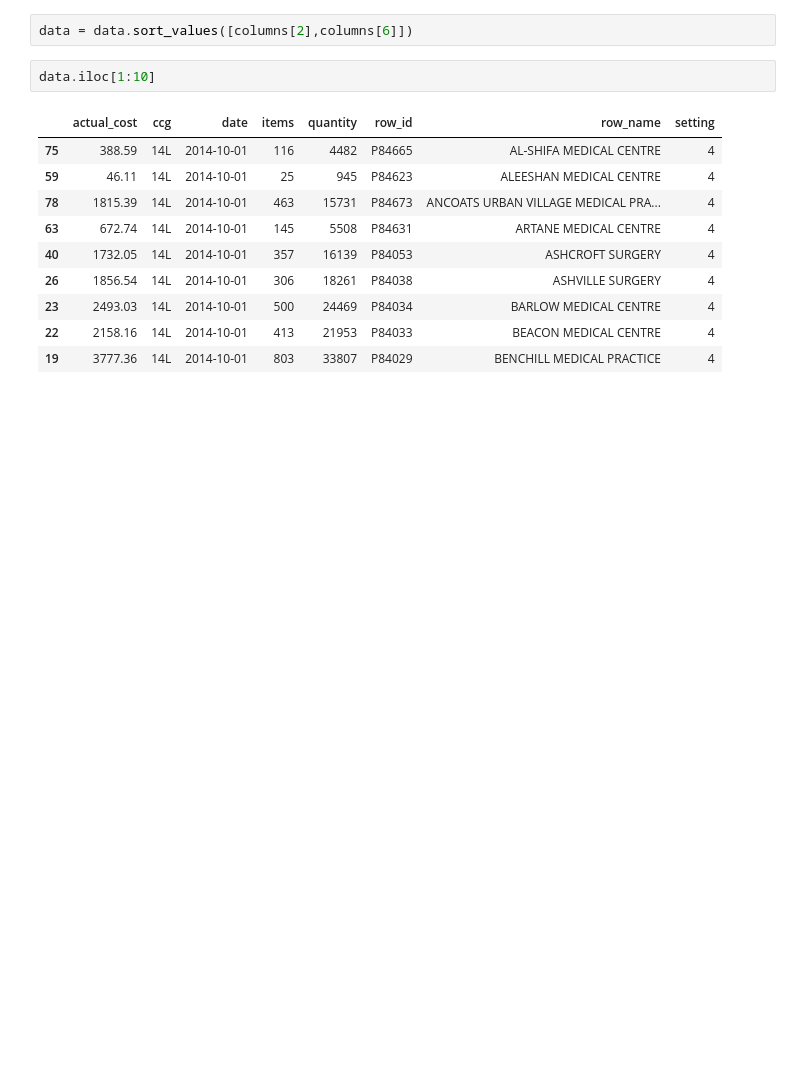
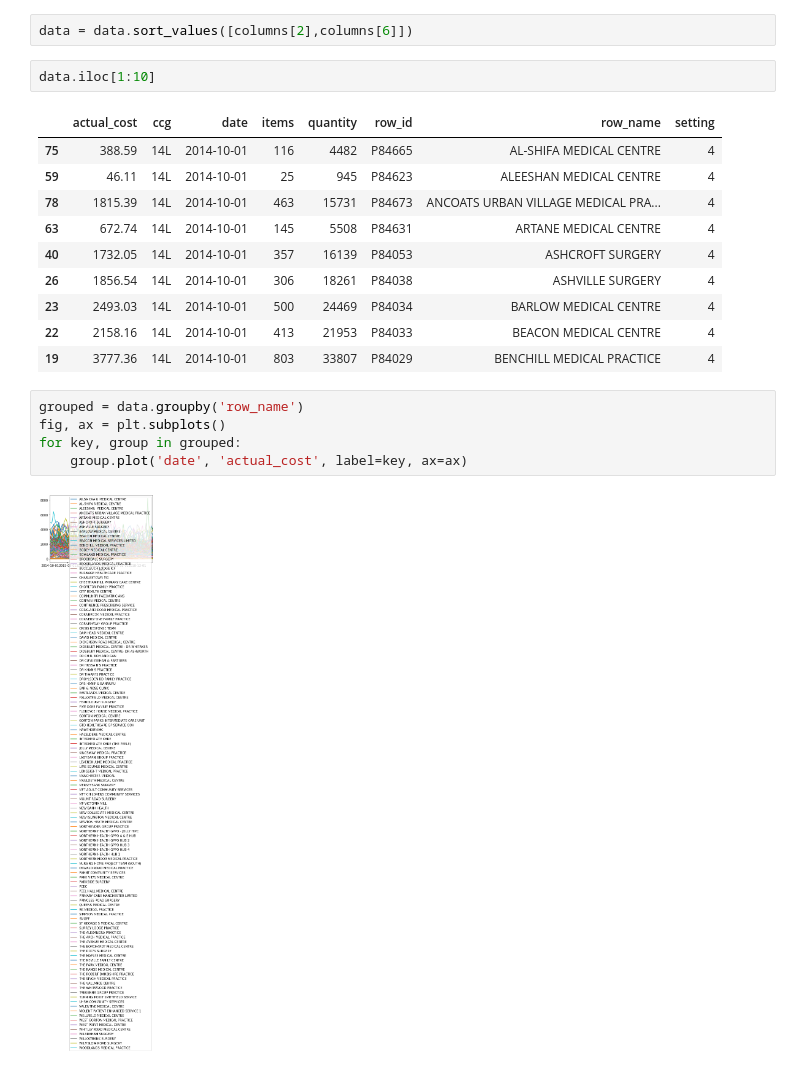
Before and after one commit to aaron-obrien/CCG_prescriptions_project, a Jupyter notebook: test.ipynb, the cells around one changed output. Drawn from its saved outputs; the diff is of its cells as text; blank space fills up the shorter version.

Commit message:
rubbish plot

```diff
--- a/test.ipynb
+++ b/test.ipynb
@@ -72,3 +72,10 @@ data.iloc[1:10]
 | 23 | 2493.03 | 14L | 2014-10-01 | 500 | 24469 | P84034 | BARLOW MEDICAL CENTRE | 4 |
 | 22 | 2158.16 | 14L | 2014-10-01 | 413 | 21953 | P84033 | BEACON MEDICAL CENTRE | 4 |
 | 19 | 3777.36 | 14L | 2014-10-01 | 803 | 33807 | P84029 | BENCHILL MEDICAL PRACTICE | 4 |
+# %%
+grouped = data.groupby('row_name')
+fig, ax = plt.subplots()
+for key, group in grouped:
+    group.plot('date', 'actual_cost', label=key, ax=ax)
+# %% [output]
+[figure, added]
```
